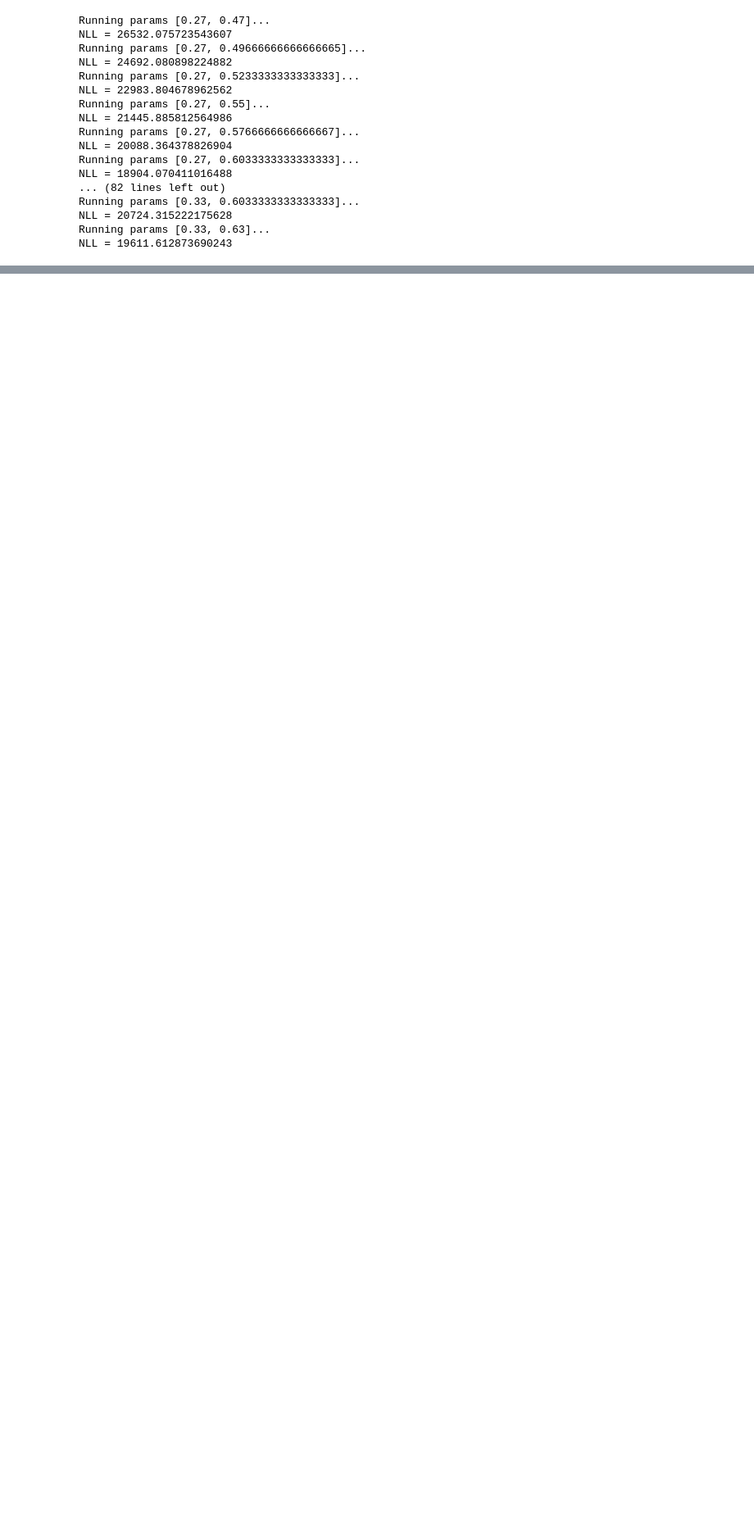
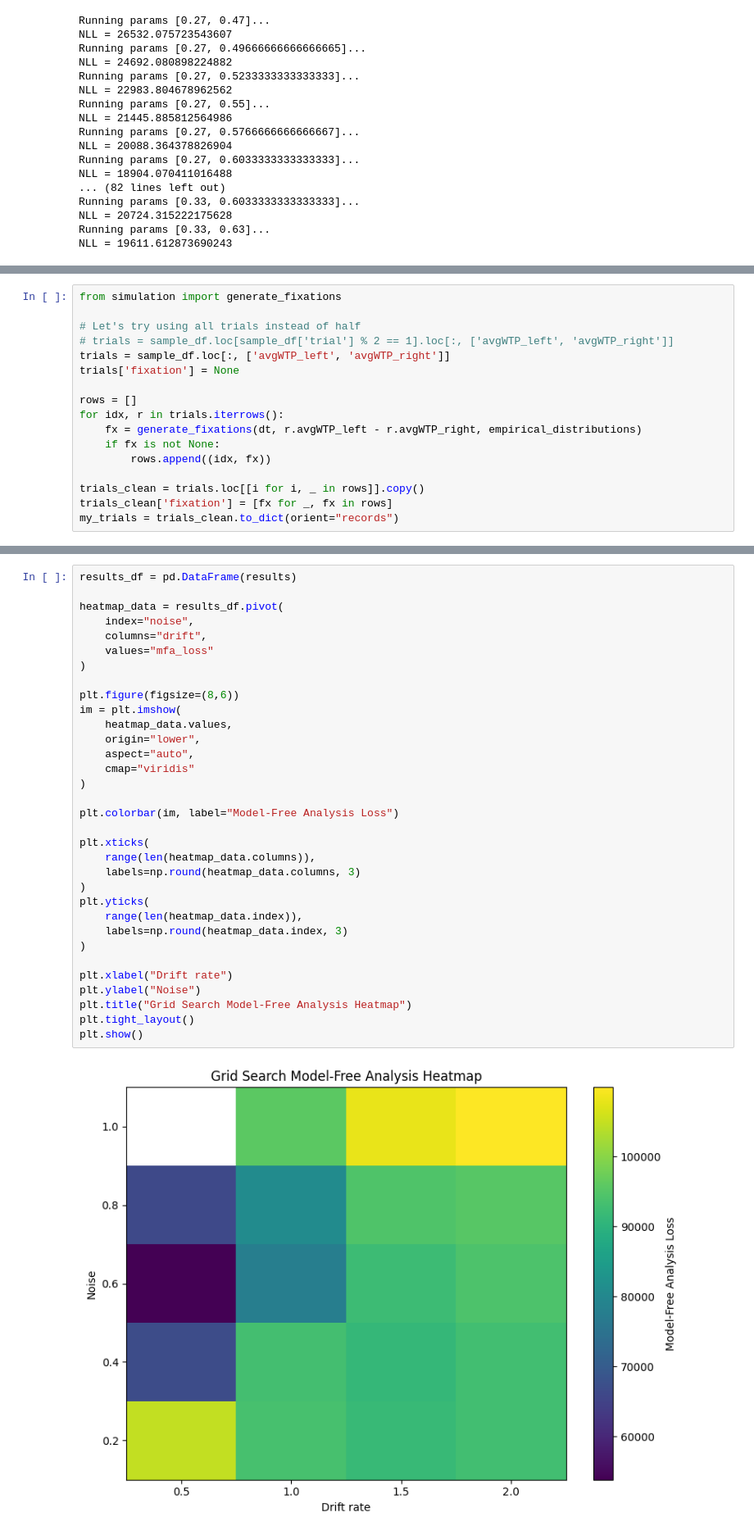
Before and after one commit to Hehesh/DDM, a Jupyter notebook: grid_search.ipynb, the cells around one changed output, grey strips where cells are left out. Shown at 82% size. Cells and saved outputs as stored; diff of their text form; blank space fills up the shorter version.

```diff
--- a/grid_search.ipynb
+++ b/grid_search.ipynb
@@ -206,0 +295,17 @@ plt.show()
+# %%
+from simulation import generate_fixations
+
+# Let's try using all trials instead of half
+# trials = sample_df.loc[sample_df['trial'] % 2 == 1].loc[:, ['avgWTP_left', 'avgWTP_right']]
+trials = sample_df.loc[:, ['avgWTP_left', 'avgWTP_right']]
+trials['fixation'] = None
+
+rows = []
+for idx, r in trials.iterrows():
+    fx = generate_fixations(dt, r.avgWTP_left - r.avgWTP_right, empirical_distributions)
+    if fx is not None:
+        rows.append((idx, fx))
+
+trials_clean = trials.loc[[i for i, _ in rows]].copy()
+trials_clean['fixation'] = [fx for _, fx in rows]
+my_trials = trials_clean.to_dict(orient="records")
@@ -206,0 +390,35 @@ plt.show()
+# %%
+results_df = pd.DataFrame(results)
+
+heatmap_data = results_df.pivot(
+    index="noise",
+    columns="drift",
+    values="mfa_loss"
+)
+
+plt.figure(figsize=(8,6))
+im = plt.imshow(
+    heatmap_data.values,
+    origin="lower",
+    aspect="auto",
+    cmap="viridis"
+)
+
+plt.colorbar(im, label="Model-Free Analysis Loss")
+
+plt.xticks(
+    range(len(heatmap_data.columns)),
+    labels=np.round(heatmap_data.columns, 3)
+)
+plt.yticks(
+    range(len(heatmap_data.index)),
+    labels=np.round(heatmap_data.index, 3)
+)
+
+plt.xlabel("Drift rate")
+plt.ylabel("Noise")
+plt.title("Grid Search Model-Free Analysis Heatmap")
+plt.tight_layout()
+plt.show()
+# %% [output]
+[figure, added]
```
Also changed, not shown: parts of 7 cells of this notebook.
